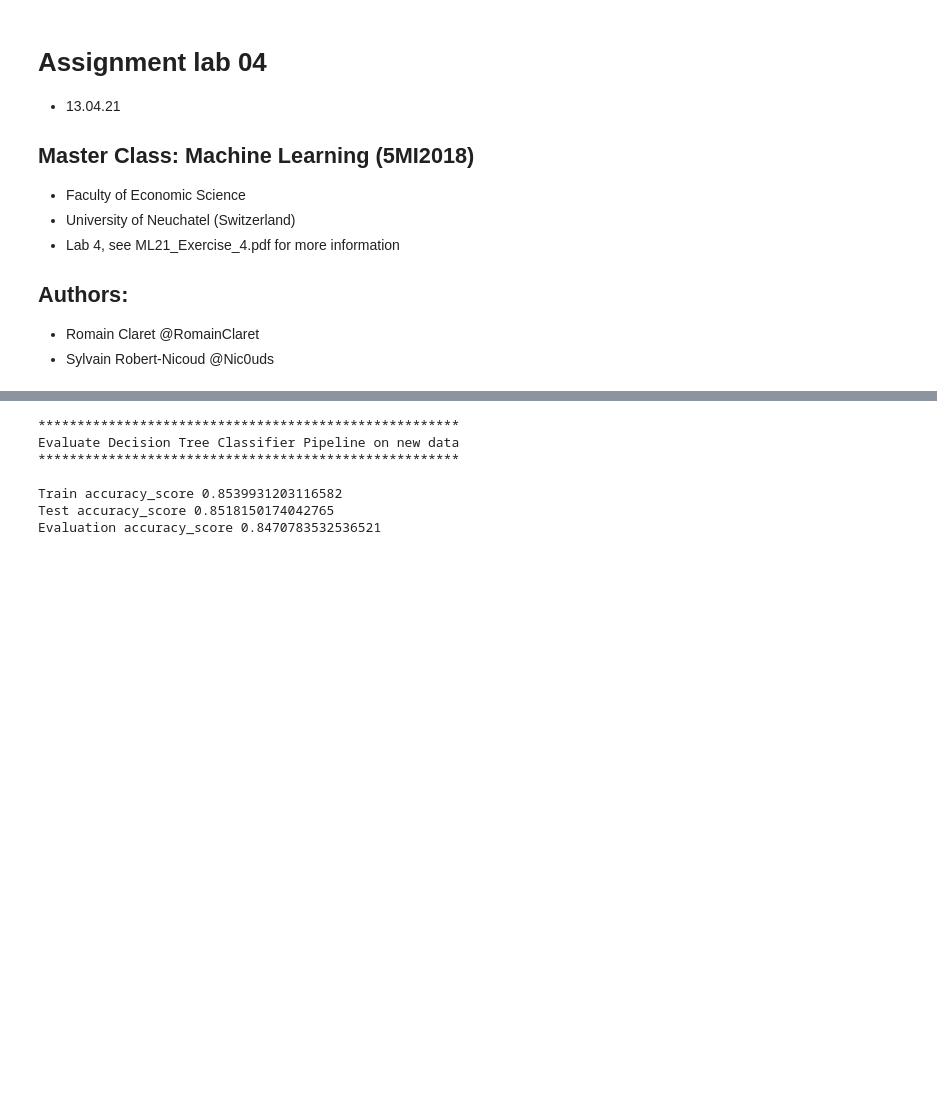
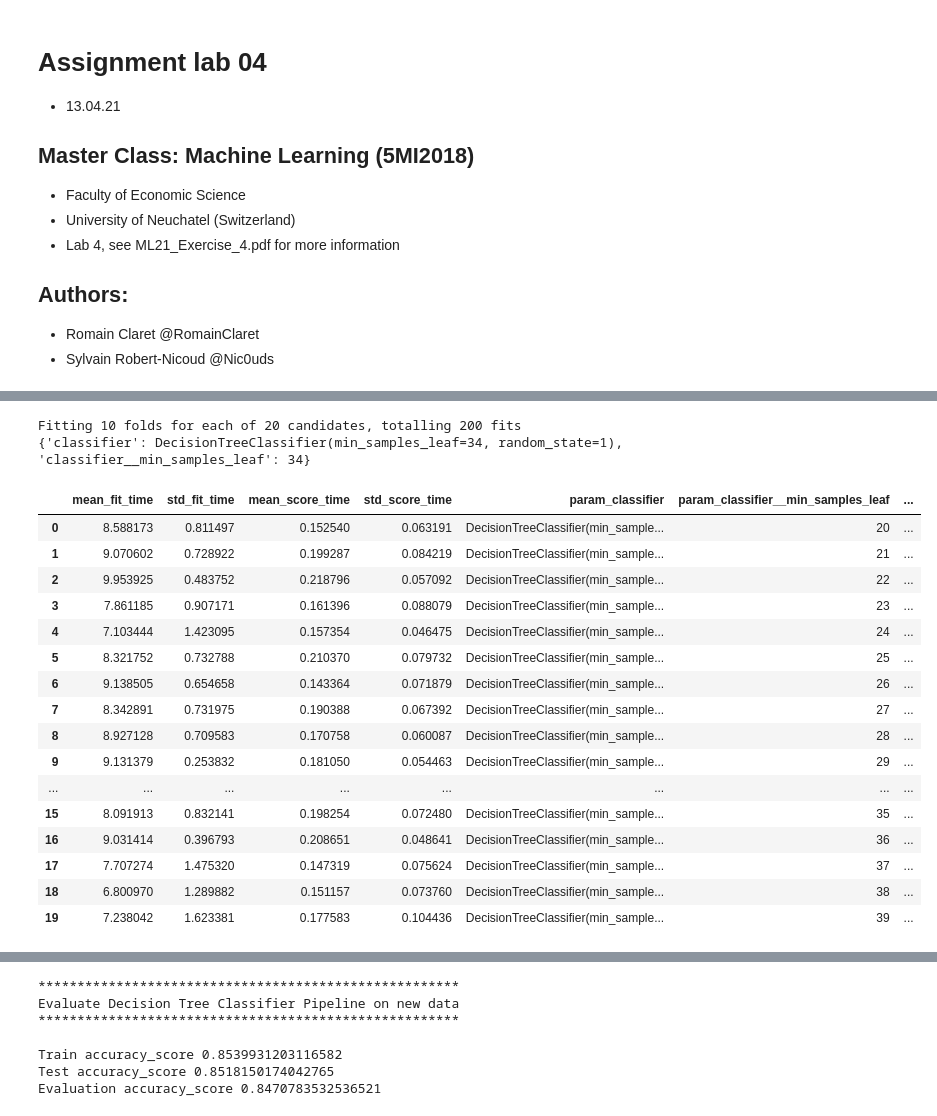
Before and after one commit to RomainClaret/msc.ml.labs, a Jupyter notebook: lab4/lab_04.ipynb, the cells around one changed output, grey strips where cells are left out. Drawn from its saved outputs; the diff is of its cells as text; code cells hidden in the pictures; blank space fills up the shorter version.

Commit message:
+gridsearch / file splitter

```diff
--- a/lab4/lab_04.ipynb
+++ b/lab4/lab_04.ipynb
@@ -179,6 +148,3 @@ adult_pipeline = Pipeline(steps=[
   ('features', feature_transformation),
   ('classifier', DecisionTreeClassifier(criterion='gini', random_state=1, max_depth=8))
 ])
-# %%
-# Building our pipeline-driven model
-pipeline_model = adult_pipeline.fit(df_train, df_train["encoded_income"])
@@ -215,3 +184,56 @@ Pipeline(steps=[('features',
+# %%
+from sklearn.model_selection import GridSearchCV
+from sklearn.neighbors import KNeighborsClassifier
+
+#https://scikit-learn.org/stable/modules/generated/sklearn.model_selection.GridSearchCV.html
+#https://scikit-learn.org/stable/modules/generated/sklearn.tree.DecisionTreeClassifier.html
+#https://towardsdatascience.com/how-to-tune-a-decision-tree-f03721801680
+grids_params = [
+    {
+        'classifier': (DecisionTreeClassifier(random_state=1),),
+        #'classifier__criterion':['gini', 'entropy'], #best_solo='entropy'
+        #'classifier__max_depth': range(6, 11), #best_solo=8
+        #'classifier__ccp_alpha': [x * 0.1 for x in range(0, 3)], #default: 0.0 #best_solo=0.0
+        #'classifier__min_samples_split': range(2,12), #default: 2 #best_solo=11
+        'classifier__min_samples_leaf': range(32, 37), #default: 1 #best_solo=34
+        #'classifier__min_weight_fraction_leaf': [x * 0.1 for x in range(1, 4)], #default: 0.0 #best_solo=0.1
+        #'classifier__min_impurity_decrease': range(0, 8), #default: 0 #best_solo=0
+        #'classifier__max_features': range(1,12) #default: n_features = 11 #best_solo=4
+    }#,
+    #{
+    #    'classifier': (KNeighborsClassifier(),),
+    #    'classifier__n_neighbors': range(25, 26),
+    #}
+]
+
+grid_search_model = GridSearchCV(estimator=adult_pipeline, param_grid=grids_params, n_jobs=5, cv=10, verbose=10)
+grid_search_model.fit(df_train, df_train["encoded_income"])
+print(grid_search_model.best_params_)
+#print(grid_search_model.cv_results_)
+#print(grid_search_model.refit_time_)
+# %% [output]
+Fitting 10 folds for each of 20 candidates, totalling 200 fits
+{'classifier': DecisionTreeClassifier(min_samples_leaf=34, random_state=1), 'classifier__min_samples_leaf': 34}
+# %%
+pd.DataFrame(grid_search_model.cv_results_)
+# %% [output]
+|  | mean_fit_time | std_fit_time | mean_score_time | std_score_time | param_classifier | param_classifier__min_samples_leaf | ... |
+| 0 | 8.588173 | 0.811497 | 0.152540 | 0.063191 | DecisionTreeClassifier(min_sample... | 20 | ... |
+| 1 | 9.070602 | 0.728922 | 0.199287 | 0.084219 | DecisionTreeClassifier(min_sample... | 21 | ... |
+| 2 | 9.953925 | 0.483752 | 0.218796 | 0.057092 | DecisionTreeClassifier(min_sample... | 22 | ... |
+| 3 | 7.861185 | 0.907171 | 0.161396 | 0.088079 | DecisionTreeClassifier(min_sample... | 23 | ... |
+| 4 | 7.103444 | 1.423095 | 0.157354 | 0.046475 | DecisionTreeClassifier(min_sample... | 24 | ... |
+| 5 | 8.321752 | 0.732788 | 0.210370 | 0.079732 | DecisionTreeClassifier(min_sample... | 25 | ... |
+| 6 | 9.138505 | 0.654658 | 0.143364 | 0.071879 | DecisionTreeClassifier(min_sample... | 26 | ... |
+| 7 | 8.342891 | 0.731975 | 0.190388 | 0.067392 | DecisionTreeClassifier(min_sample... | 27 | ... |
+| 8 | 8.927128 | 0.709583 | 0.170758 | 0.060087 | DecisionTreeClassifier(min_sample... | 28 | ... |
+| 9 | 9.131379 | 0.253832 | 0.181050 | 0.054463 | DecisionTreeClassifier(min_sample... | 29 | ... |
+| ... | ... | ... | ... | ... | ... | ... | ... |
+| 15 | 8.091913 | 0.832141 | 0.198254 | 0.072480 | DecisionTreeClassifier(min_sample... | 35 | ... |
+| 16 | 9.031414 | 0.396793 | 0.208651 | 0.048641 | DecisionTreeClassifier(min_sample... | 36 | ... |
+| 17 | 7.707274 | 1.475320 | 0.147319 | 0.075624 | DecisionTreeClassifier(min_sample... | 37 | ... |
+| 18 | 6.800970 | 1.289882 | 0.151157 | 0.073760 | DecisionTreeClassifier(min_sample... | 38 | ... |
+| 19 | 7.238042 | 1.623381 | 0.177583 | 0.104436 | DecisionTreeClassifier(min_sample... | 39 | ... |
 # %%
 #remove the fake rows
 df_train = df_train[:-len(df_fake)]
```
Also changed, not shown: parts of 24 cells of this notebook, 10 other files.
